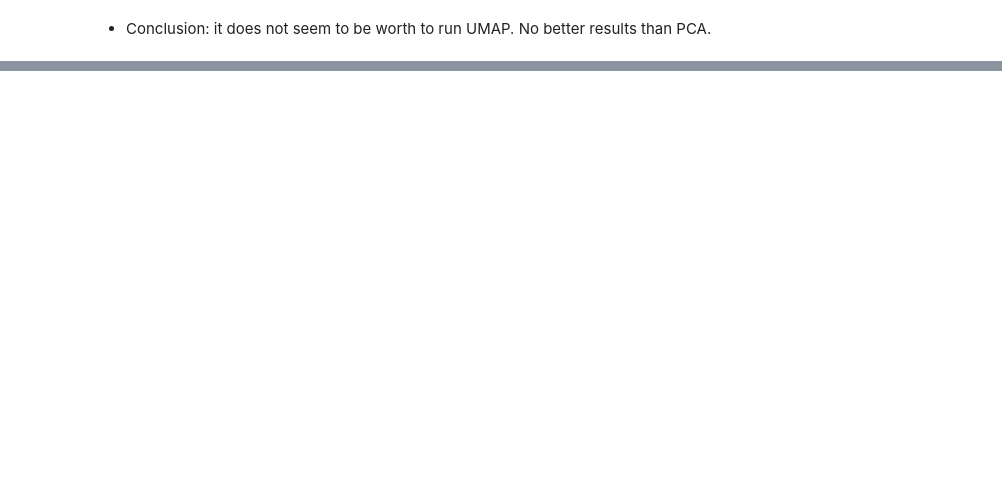
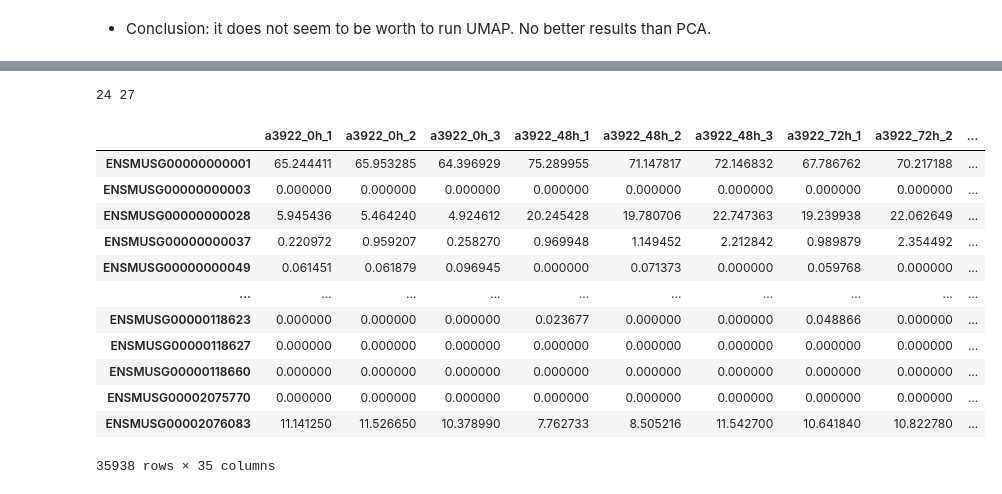
Before and after one commit to adelomana/reynisfjara, a Jupyter notebook: differential_expression/DESeq2 DEG pattern finder.ipynb, the cells around one changed output, grey strips where cells are left out. Saved outputs shown, nothing was run; the diff lists cells and outputs as text; code cells hidden in the pictures; blank space fills up the shorter version.

```diff
--- a/differential_expression/DESeq2 DEG pattern finder.ipynb
+++ b/differential_expression/DESeq2 DEG pattern finder.ipynb
@@ -513,0 +589,4 @@ The table should be sorted by differential response, which is log2FC @ 72 MUT mi
+# %%
+print(len(mut_specific_up_genes), len(mut_specific_down_genes))
+# %% [output]
+24 27
@@ -513,0 +595,16 @@ The table should be sorted by differential response, which is log2FC @ 72 MUT mi
+# %%
+expression
+# %% [output]
+|  | a3922_0h_1 | a3922_0h_2 | a3922_0h_3 | a3922_48h_1 | a3922_48h_2 | a3922_48h_3 | a3922_72h_1 | a3922_72h_2 | ... |
+| ENSMUSG00000000001 | 65.244411 | 65.953285 | 64.396929 | 75.289955 | 71.147817 | 72.146832 | 67.786762 | 70.217188 | ... |
+| ENSMUSG00000000003 | 0.000000 | 0.000000 | 0.000000 | 0.000000 | 0.000000 | 0.000000 | 0.000000 | 0.000000 | ... |
+| ENSMUSG00000000028 | 5.945436 | 5.464240 | 4.924612 | 20.245428 | 19.780706 | 22.747363 | 19.239938 | 22.062649 | ... |
+| ENSMUSG00000000037 | 0.220972 | 0.959207 | 0.258270 | 0.969948 | 1.149452 | 2.212842 | 0.989879 | 2.354492 | ... |
+| ENSMUSG00000000049 | 0.061451 | 0.061879 | 0.096945 | 0.000000 | 0.071373 | 0.000000 | 0.059768 | 0.000000 | ... |
+| ... | ... | ... | ... | ... | ... | ... | ... | ... | ... |
+| ENSMUSG00000118623 | 0.000000 | 0.000000 | 0.000000 | 0.023677 | 0.000000 | 0.000000 | 0.048866 | 0.000000 | ... |
+| ENSMUSG00000118627 | 0.000000 | 0.000000 | 0.000000 | 0.000000 | 0.000000 | 0.000000 | 0.000000 | 0.000000 | ... |
+| ENSMUSG00000118660 | 0.000000 | 0.000000 | 0.000000 | 0.000000 | 0.000000 | 0.000000 | 0.000000 | 0.000000 | ... |
+| ENSMUSG00002075770 | 0.000000 | 0.000000 | 0.000000 | 0.000000 | 0.000000 | 0.000000 | 0.000000 | 0.000000 | ... |
+| ENSMUSG00002076083 | 11.141250 | 11.526650 | 10.378990 | 7.762733 | 8.505216 | 11.542700 | 10.641840 | 10.822780 | ... |
+35938 rows × 35 columns
```
Also changed, not shown: parts of 32 cells of this notebook.
